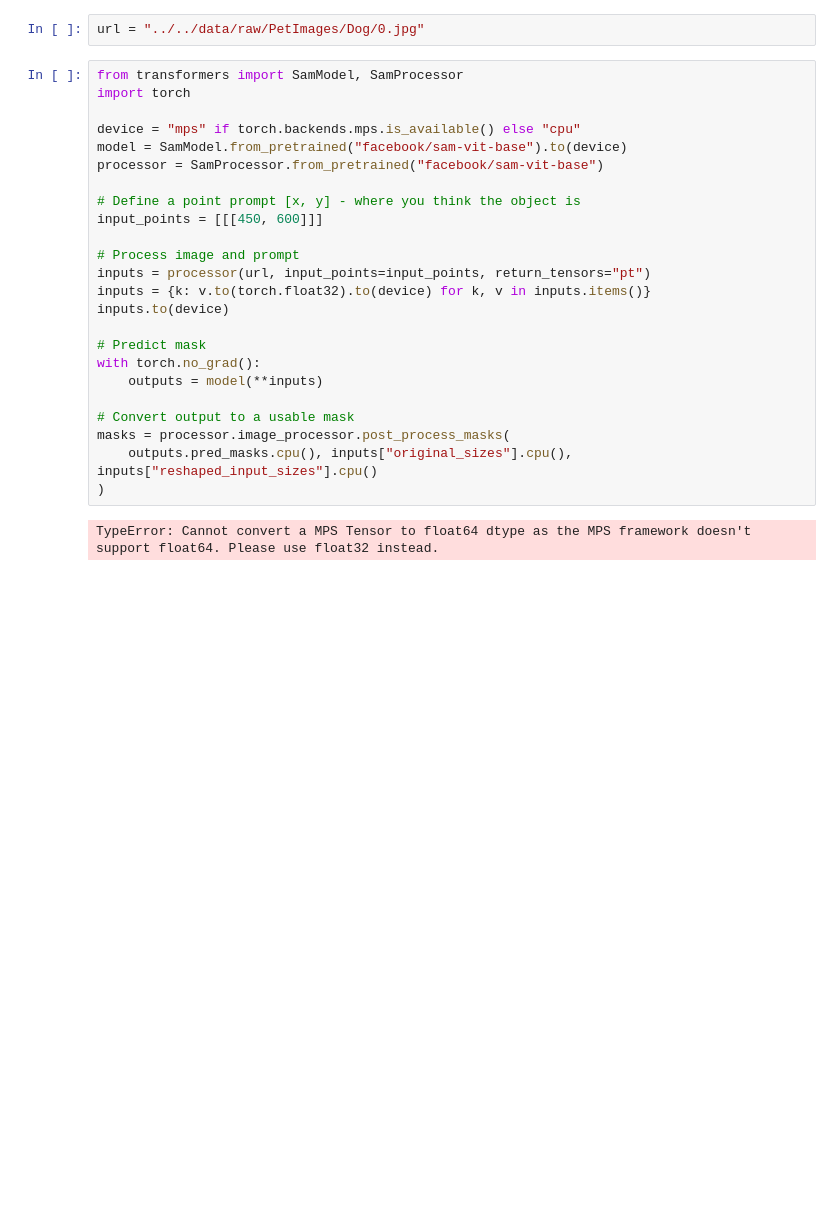
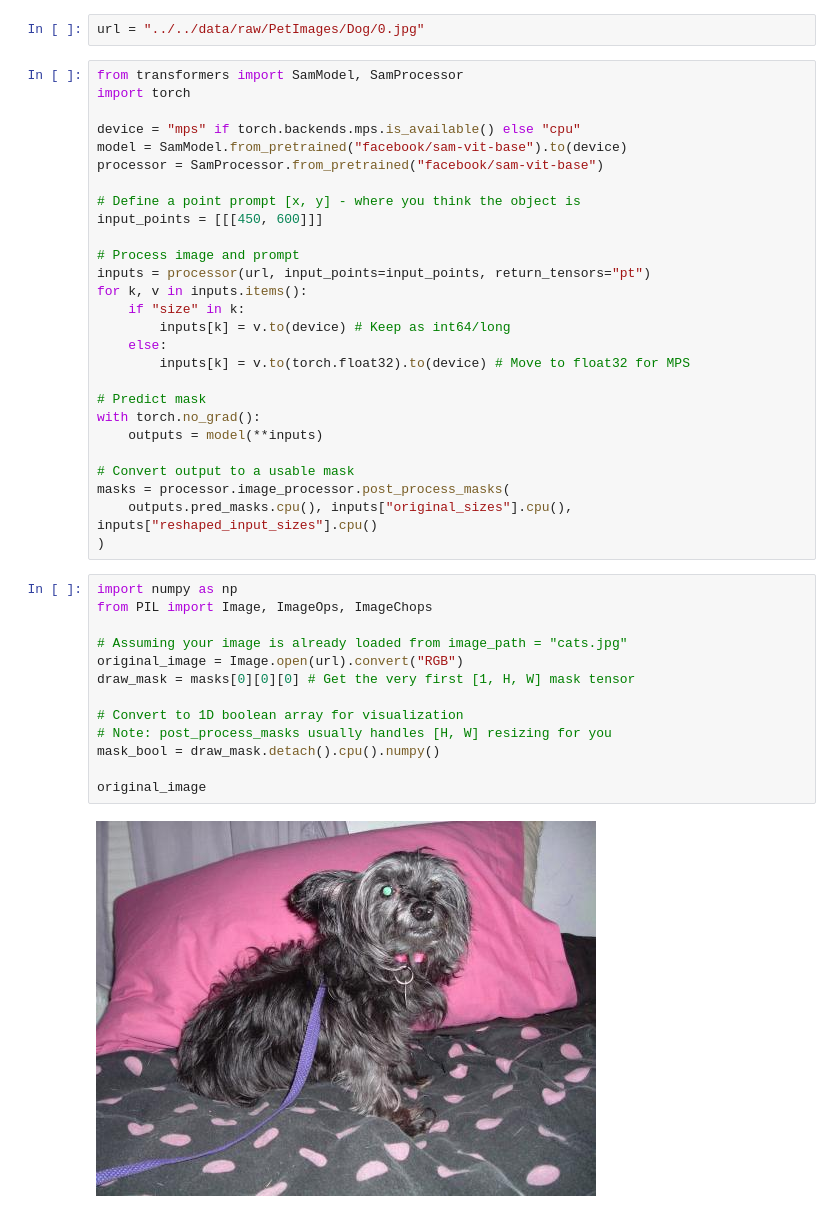
Before and after one commit to Benji19967/unibe_deep_learning, a Jupyter notebook: notebooks/transformers/segmentation.ipynb, the cells around one changed output. Drawn from its saved outputs; the diff is of its cells as text; blank space fills up the shorter version.

```diff
--- a/notebooks/transformers/segmentation.ipynb
+++ b/notebooks/transformers/segmentation.ipynb
@@ -13,8 +13,11 @@ input_points = [[[450, 600]]]
 
 # Process image and prompt
 inputs = processor(url, input_points=input_points, return_tensors="pt")
-inputs = {k: v.to(torch.float32).to(device) for k, v in inputs.items()}
-inputs.to(device)
+for k, v in inputs.items():
+    if "size" in k:
+        inputs[k] = v.to(device) # Keep as int64/long
+    else:
+        inputs[k] = v.to(torch.float32).to(device) # Move to float32 for MPS
 
 # Predict mask
 with torch.no_grad():
@@ -24,5 +27,18 @@ with torch.no_grad():
 masks = processor.image_processor.post_process_masks(
     outputs.pred_masks.cpu(), inputs["original_sizes"].cpu(), inputs["reshaped_input_sizes"].cpu()
 )
-# %% [output]
-TypeError: Cannot convert a MPS Tensor to float64 dtype as the MPS framework doesn't support float64. Please use float32 instead.
+# %%
+import numpy as np
+from PIL import Image, ImageOps, ImageChops
+
+# Assuming your image is already loaded from image_path = "cats.jpg"
+original_image = Image.open(url).convert("RGB")
+draw_mask = masks[0][0][0] # Get the very first [1, H, W] mask tensor
+
+# Convert to 1D boolean array for visualization
+# Note: post_process_masks usually handles [H, W] resizing for you
+mask_bool = draw_mask.detach().cpu().numpy()
+
+original_image
+# %% [output]
+[figure, added]
```
Also changed, not shown: parts of 2 cells of this notebook.
